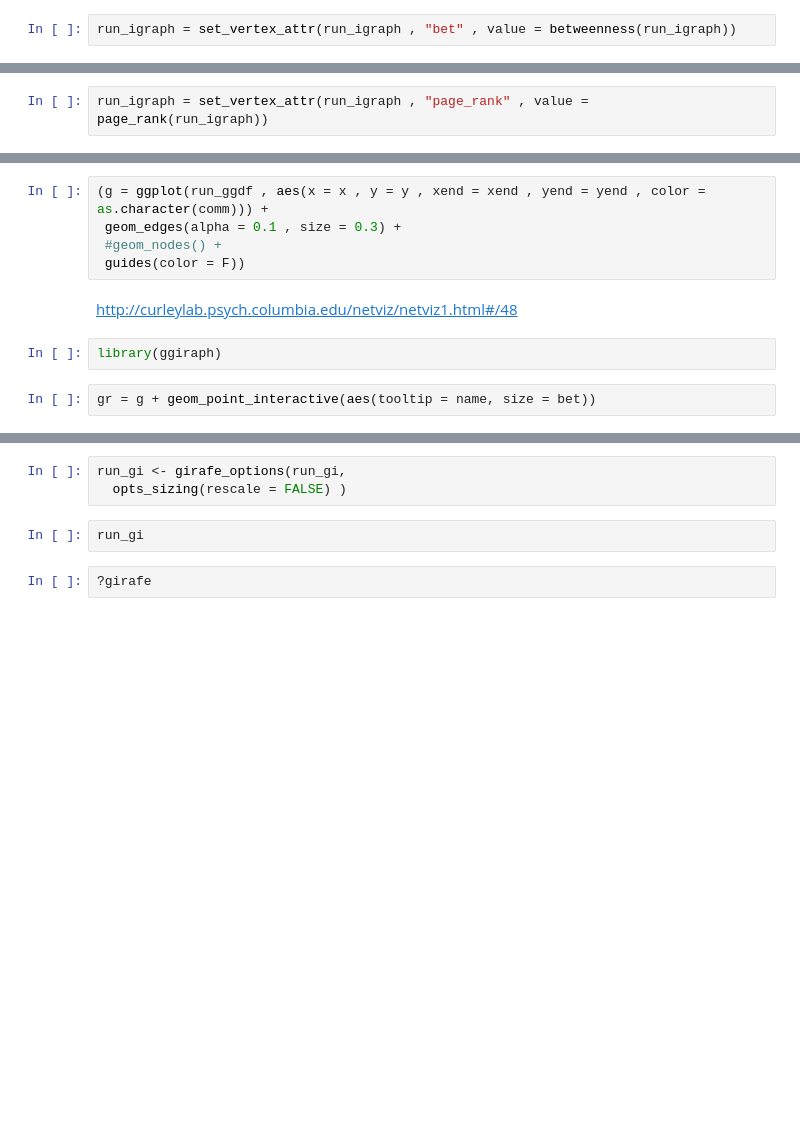
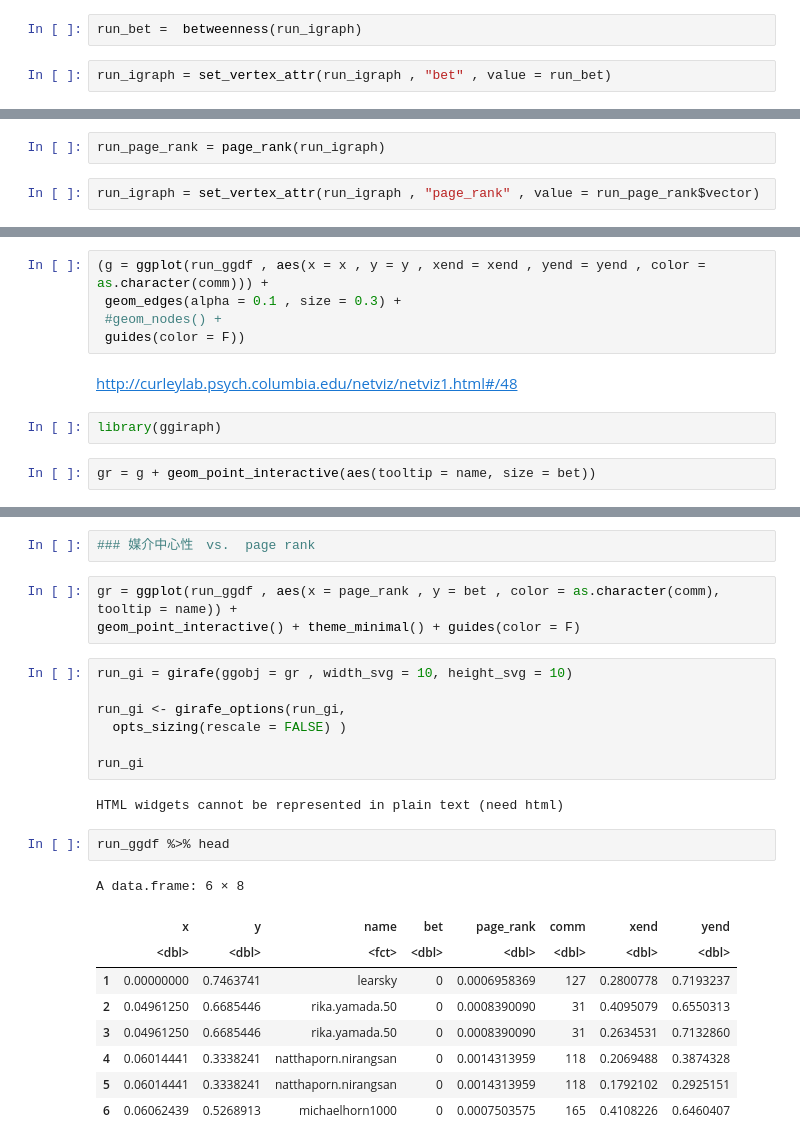
Before and after one commit to unagiinu2k/facebook-friend-network, a Jupyter notebook: ggplot_facebook.ipynb, the cells around one changed output, grey strips where cells are left out. Saved outputs shown, nothing was run; the diff lists cells and outputs as text; blank space fills up the shorter version.

Commit message:
check point

```diff
--- a/ggplot_facebook.ipynb
+++ b/ggplot_facebook.ipynb
@@ -20,6 +70,8 @@ run_igraph = graph.data.frame(df %>% select(Source ,Target))
 ## nodeに媒介中心性(betweenness centrality)をアサイン
 
 全てのvertex pair間の最短経路のいくつが自身を通るか
+# %%
+run_bet =  betweenness(run_igraph)
 # %%
-run_igraph = set_vertex_attr(run_igraph , "bet" , value = betweenness(run_igraph))
+run_igraph = set_vertex_attr(run_igraph , "bet" , value = run_bet)
 # %% [markdown]
@@ -27,5 +79,7 @@ run_igraph = set_vertex_attr(run_igraph , "bet" , value = betweenness(run_igraph
+# %%
+run_page_rank = page_rank(run_igraph)
 # %%
-run_igraph = set_vertex_attr(run_igraph , "page_rank" , value = page_rank(run_igraph))
+run_igraph = set_vertex_attr(run_igraph , "page_rank" , value = run_page_rank$vector)
 # %% [markdown]
 ## nodeにcluster_edge_betweennessをアサイン
 
@@ -85,7 +148,26 @@ run_gi = girafe(ggobj = gr , width_svg = 10, height_svg = 10)
+# %%
+### 媒介中心性　vs.  page rank
+# %%
+gr = ggplot(run_ggdf , aes(x = page_rank , y = bet , color = as.character(comm), tooltip = name)) +
+geom_point_interactive() + theme_minimal() + guides(color = F)
 # %%
+run_gi = girafe(ggobj = gr , width_svg = 10, height_svg = 10)
+
 run_gi <- girafe_options(run_gi,
   opts_sizing(rescale = FALSE) )
+
+run_gi
+# %% [output]
+HTML widgets cannot be represented in plain text (need html)
-# %%
-run_gi
-# %%
-?girafe
+# %%
+run_ggdf %>% head
+# %% [output]
+A data.frame: 6 × 8
+|  | x | y | name | bet | page_rank | comm | xend | yend |
+|  | <dbl> | <dbl> | <fct> | <dbl> | <dbl> | <dbl> | <dbl> | <dbl> |
+| 1 | 0.00000000 | 0.7463741 | learsky | 0 | 0.0006958369 | 127 | 0.2800778 | 0.7193237 |
+| 2 | 0.04961250 | 0.6685446 | rika.yamada.50 | 0 | 0.0008390090 | 31 | 0.4095079 | 0.6550313 |
+| 3 | 0.04961250 | 0.6685446 | rika.yamada.50 | 0 | 0.0008390090 | 31 | 0.2634531 | 0.7132860 |
+| 4 | 0.06014441 | 0.3338241 | natthaporn.nirangsan | 0 | 0.0014313959 | 118 | 0.2069488 | 0.3874328 |
+| 5 | 0.06014441 | 0.3338241 | natthaporn.nirangsan | 0 | 0.0014313959 | 118 | 0.1792102 | 0.2925151 |
+| 6 | 0.06062439 | 0.5268913 | michaelhorn1000 | 0 | 0.0007503575 | 165 | 0.4108226 | 0.6460407 |
```
Also changed, not shown: parts of 11 cells of this notebook.
